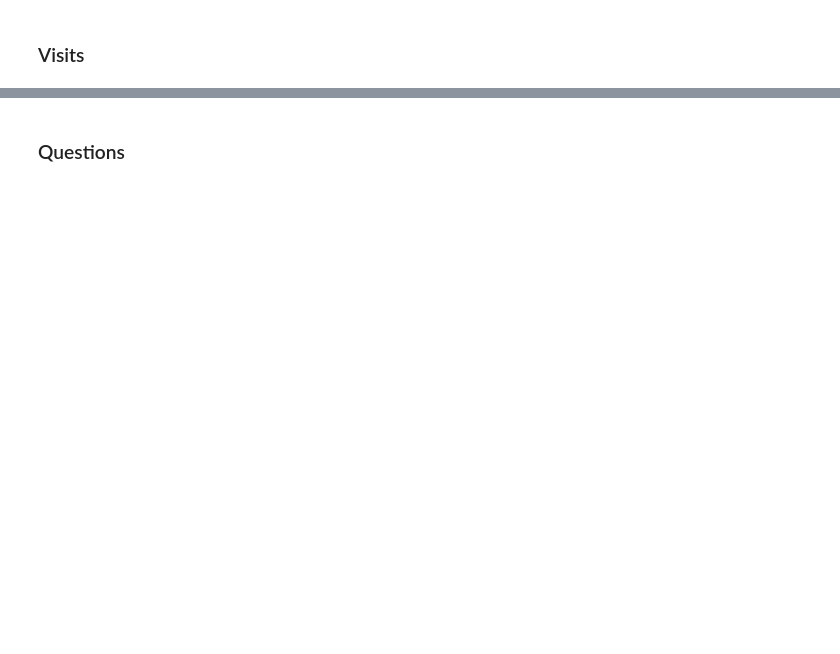
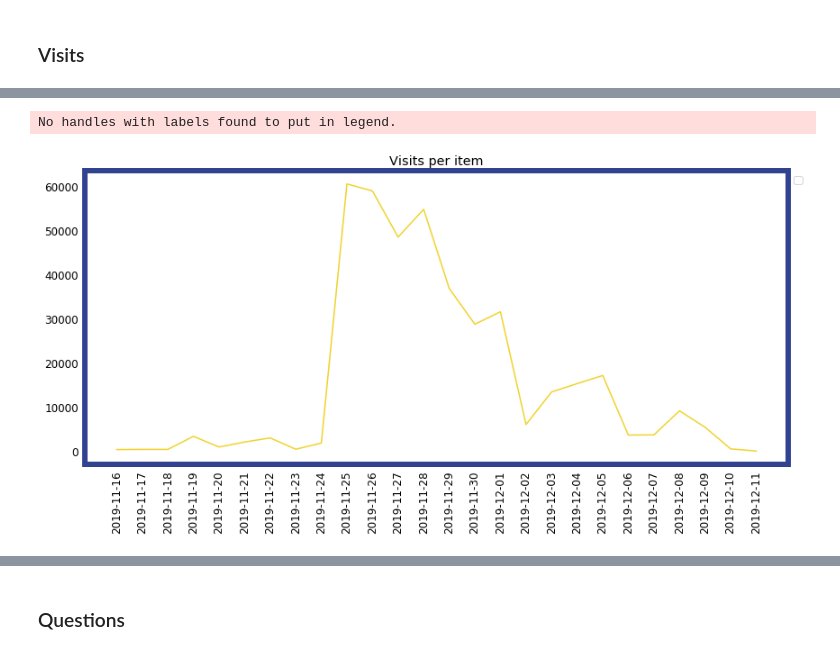
Before and after one commit to aranmariaines/ml_solidario_bancoalimentos, a Jupyter notebook: exploratory.ipynb, the cells around one changed output, grey strips where cells are left out. Cells and saved outputs as stored; diff of their text form; code cells hidden in the pictures; blank space fills up the shorter version.

```diff
--- a/exploratory.ipynb
+++ b/exploratory.ipynb
@@ -62,3 +110,29 @@ No handles with labels found to put in legend.
+# %%
+fig,ax1 = plt.subplots(nrows=1,ncols=1,
+                            figsize=(14,6))
+
+ax1.plot(df_all_visits['date'], df_all_visits['total'], color = '#F0D32D')
+ax1.tick_params(axis='x', rotation=90)
+
+    # Spines
+ax1.spines['bottom'].set_color('#314290')
+ax1.spines['top'].set_color('#314290')
+ax1.spines['right'].set_color('#314290')
+ax1.spines['left'].set_color('#314290')
+ax1.spines['bottom'].set_linewidth(6)
+ax1.spines['top'].set_linewidth(6)
+ax1.spines['right'].set_linewidth(6)
+ax1.spines['left'].set_linewidth(6)
+
+ax1.set_title('Visits per item')
+
+plt.legend(loc="upper left", bbox_to_anchor=(1,1))
+plt.tick_params(bottom = False)
+fig.tight_layout # clean up whitespaces
+plt.show()
+# %% [output]
+No handles with labels found to put in legend.
+[figure, added]
 # %%
 df_all_visits = df_all_visits.loc[df_all_visits['date'] > '2019-11-15']
 items = df_all_visits.columns
```
Also changed, not shown: parts of 10 cells of this notebook, 11 other files.
